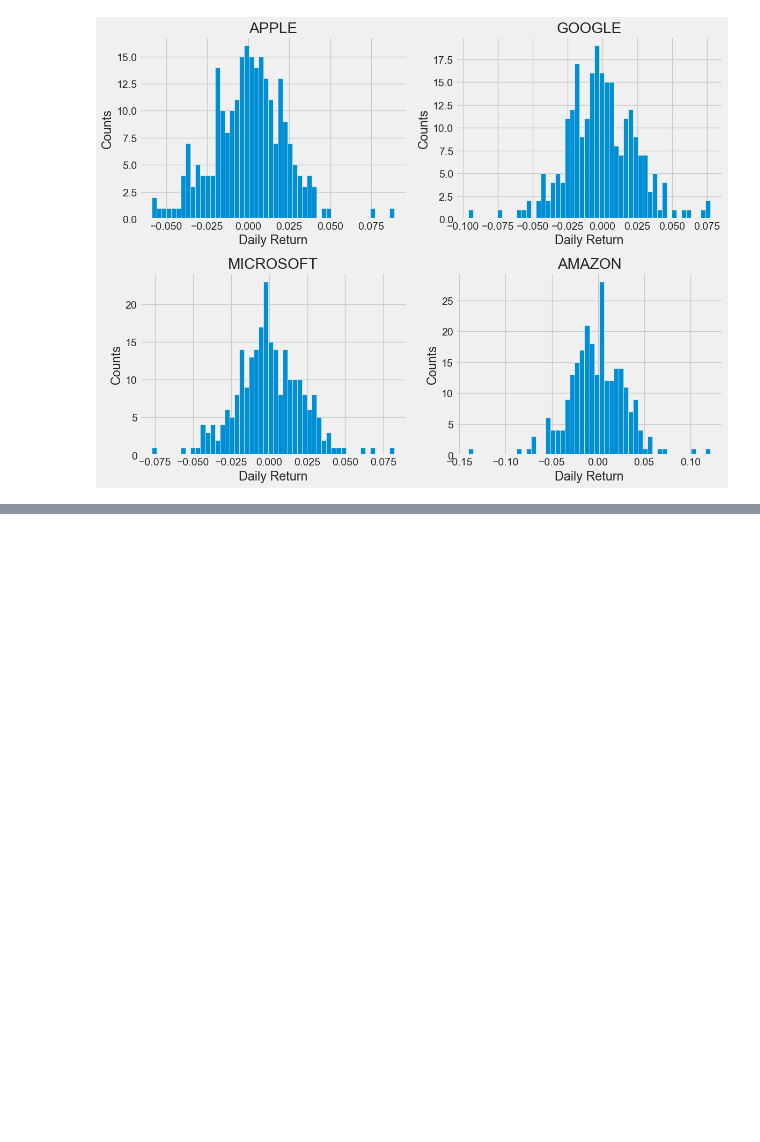
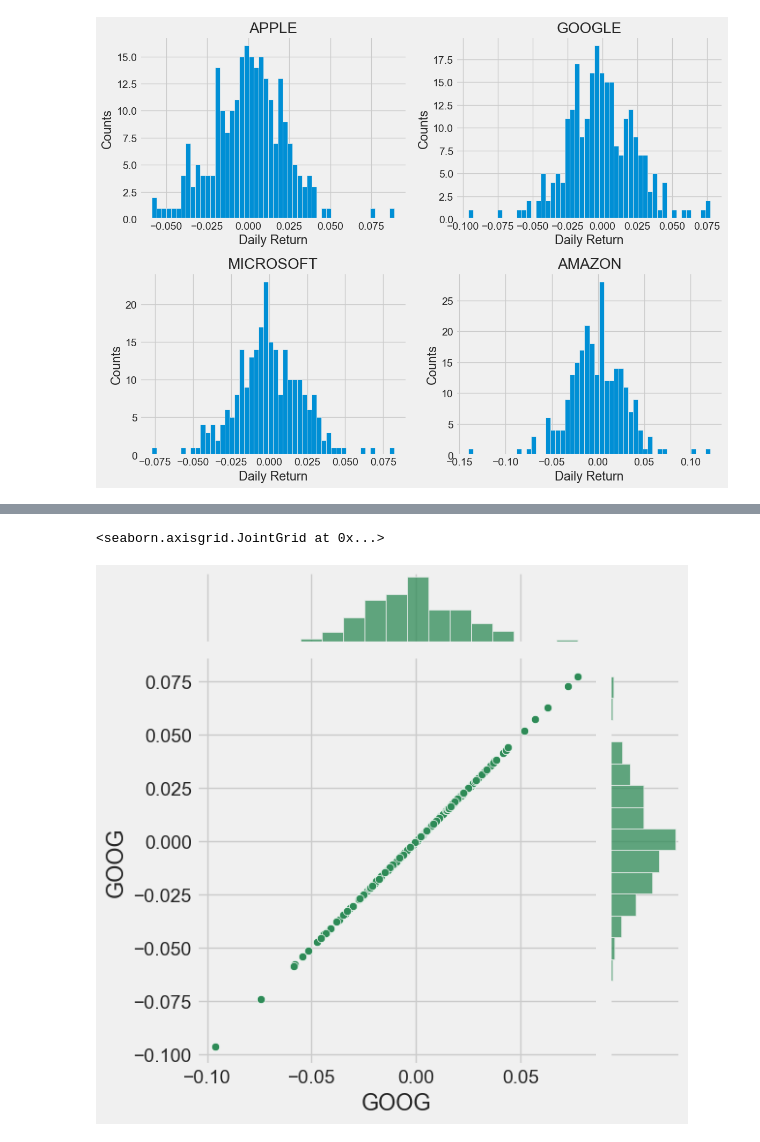
Before and after one commit to dobby8282/PythonProject, a Jupyter notebook: Day16/주가예측.ipynb, the cells around one changed output, grey strips where cells are left out. Cells and saved outputs as stored; diff of their text form; code cells hidden in the pictures; blank space fills up the shorter version.

```diff
--- a/Day16/주가예측.ipynb
+++ b/Day16/주가예측.ipynb
@@ -212,3 +212,12 @@ for i, company in enumerate(company_list, 1):
 plt.tight_layout()
 # %% [output]
 [figure]
+# %%
+# tech_list에 저장된 기업들의 일별 수정 종가 데이터를 가져와서, 새로운 데이터프레임(closing_df)에 저장합니다.
+closing_df = pdr.get_data_yahoo(tech_list, start=start, end=end)['Adj Close']
+
+# closing_df 데이터프레임의 일별 수익률을 계산하여, tech_rets라는 새로운 데이터프레임에 저장합니다.
+tech_rets = closing_df.pct_change()
+
+# tech_rets의 첫 5개 행을 출력합니다.
+tech_rets.head()
@@ -214,0 +233,6 @@ plt.tight_layout()
+# %%
+# seaborn 라이브러리를 사용하여, 구글(GOOG)의 일별 수익률 데이터를 산점도 그래프로 시각화합니다.
+sns.jointplot(x='GOOG', y='GOOG', data=tech_rets, kind='scatter', color='seagreen')
+# %% [output]
+<seaborn.axisgrid.JointGrid at 0x...>
+[figure, added]
```
Also changed, not shown: parts of 14 cells of this notebook, 4 other files.
